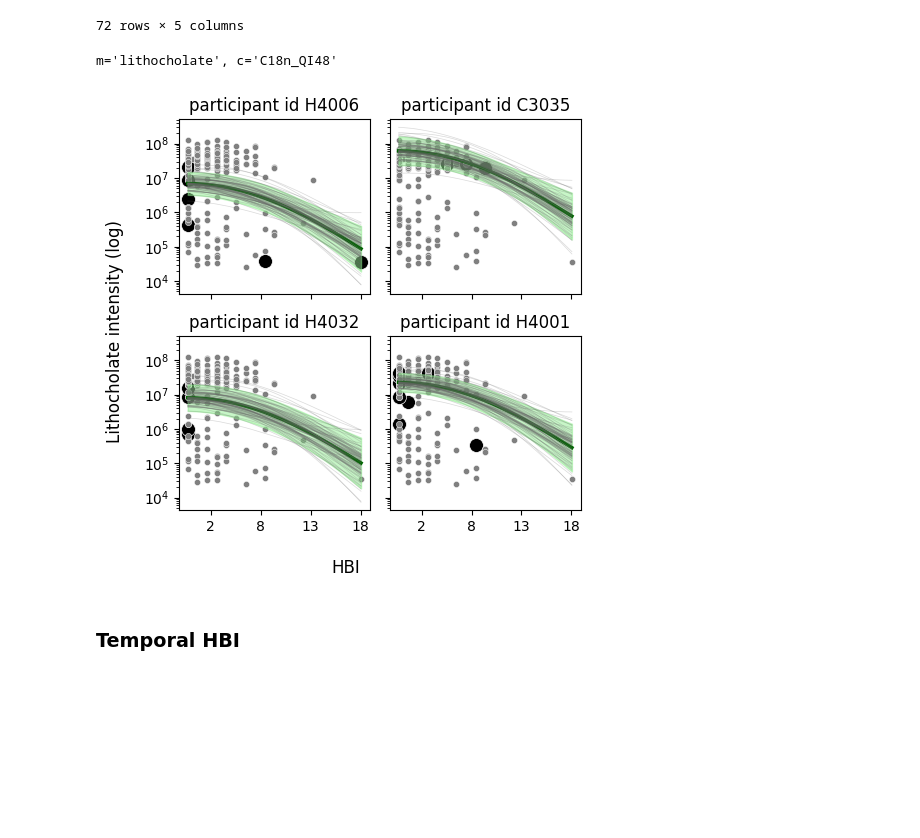
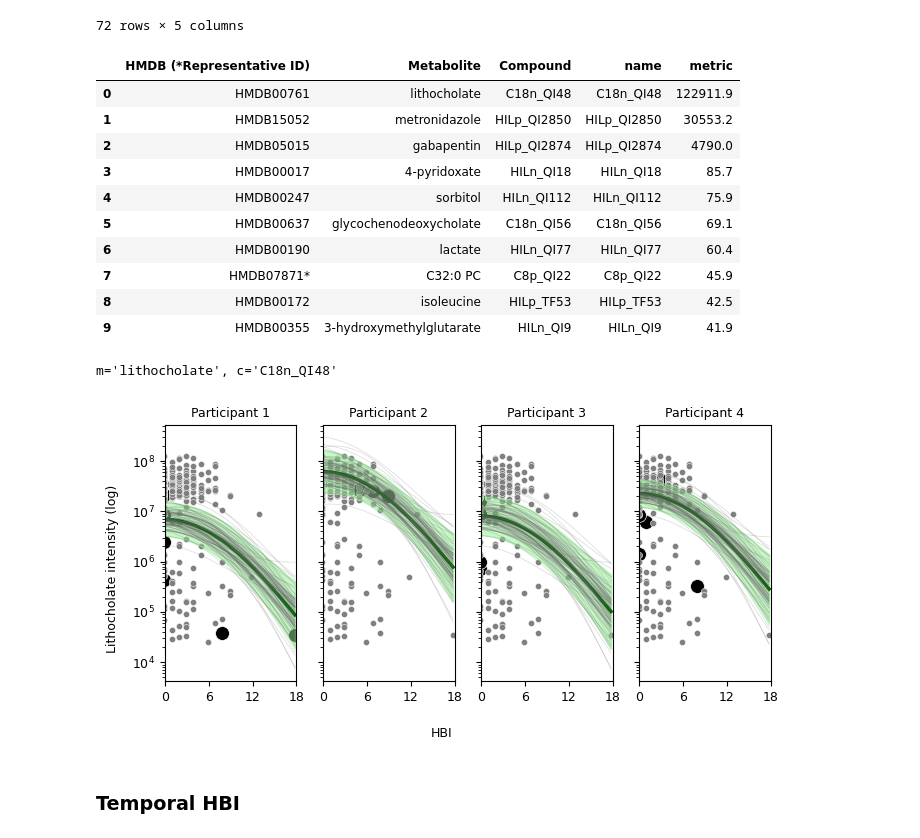
Before and after one commit to omicsEye/waveome, a Jupyter notebook: examples/iHMP/ihmp_waveome.ipynb, the cells around one changed output. Cells and saved outputs as stored; diff of their text form; code cells hidden in the pictures; blank space fills up the shorter version.

```diff
--- a/examples/iHMP/ihmp_waveome.ipynb
+++ b/examples/iHMP/ihmp_waveome.ipynb
@@ -239,8 +281,9 @@ grid.figure.savefig("../../figures/raw_longitudinal_samples.png")
 ## Model Search
 # %%
 # Read in older model search or perform search now (uncomment if we want Adam optimizer instead of Scipy LBFGS)
+fp = "./output/fit_penalized_models.pkl"
 # fp = "./output/fit_penalized_models_adam.pkl"
-fp = "./output/fit_penalized_models.pkl"
+# fp = "./output/fit_penalized_models_adam_gradient.pkl"
 
 if os.path.exists(fp):
     print("Reading in saved model object!")
@@ -270,11 +313,11 @@ else:
                 Lin(),
             ],
         },
-        # optimization_options={
-        #     "optimizer": "adam",
-        #     "adam_learning_rate": 0.001,
-        #     "convergence_threshold": 1e-6
-        # }
+        optimization_options={
+            "optimizer": "adam/gradient",
+            # "adam_learning_rate": 0.001,
+            # "convergence_threshold": 1e-6
+        }
     )
 
     # Save modeling object
@@ -358,50 +409,73 @@ hbi_compounds
 | 70 | HMDB01999 | eicosapentaenoate | HILn_QI50 | HILn_QI50 | 4.9 |
 | 71 | HMDB00535 | caproate | C18n_QI08 | C18n_QI08 | 3.6 |
 72 rows × 5 columns
+# %%
+hbi_compounds.head(10)
+# %% [output]
+|  | HMDB (*Representative ID) | Metabolite | Compound | name | metric |
+| 0 | HMDB00761 | lithocholate | C18n_QI48 | C18n_QI48 | 122911.9 |
+| 1 | HMDB15052 | metronidazole | HILp_QI2850 | HILp_QI2850 | 30553.2 |
+| 2 | HMDB05015 | gabapentin | HILp_QI2874 | HILp_QI2874 | 4790.0 |
+| 3 | HMDB00017 | 4-pyridoxate | HILn_QI18 | HILn_QI18 | 85.7 |
+| 4 | HMDB00247 | sorbitol | HILn_QI112 | HILn_QI112 | 75.9 |
+| 5 | HMDB00637 | glycochenodeoxycholate | C18n_QI56 | C18n_QI56 | 69.1 |
+| 6 | HMDB00190 | lactate | HILn_QI77 | HILn_QI77 | 60.4 |
+| 7 | HMDB07871* | C32:0 PC | C8p_QI22 | C8p_QI22 | 45.9 |
+| 8 | HMDB00172 | isoleucine | HILp_TF53 | HILp_TF53 | 42.5 |
+| 9 | HMDB00355 | 3-hydroxymethylglutarate | HILn_QI9 | HILn_QI9 | 41.9 |
 # %%
 # Plot values for one metabolite (lithocholate) showing changes over HBI
 # for four individuals:
 #   19 - max HBI
 #   13 - highest average HBI
 #   27 - lowest average HBI
 #   17 - most observations
 
 id_list = [19, 13, 27, 17]
 m = "lithocholate"
 c = "C18n_QI48"
 print(f"{m=}, {c=}")
 
-figs, axs = plt.subplots(2, 2, sharex=True, sharey=True, figsize=(5, 5))
+figs, axs = plt.subplots(1, 4, sharex=True, sharey=True, figsize=(7.0, 3.5)) #(7.2, 4.5))
 i_list = [0, 1]
 j_list = [0, 1]
 unit_idx = 0
-for i in i_list:
-    for j in j_list:
-        gps.plot_marginal(
-            out_label=c,
-            x_axis_label="hbi",
-            unit_label=id_list[unit_idx],
-            ax=axs[i,j]
+# for i in i_list:
+    # for j in j_list:
+for idx, id_ in enumerate(id_list):
+    gps.plot_marginal(
+        out_label=c,
+        x_axis_label="hbi",
+        unit_label=id_list[unit_idx],
+        ax=axs[idx]
+    )
+    axs[idx].set_title(
+        f"Participant {unit_idx + 1}",
+        fontsize=9
+    )
+    axs[idx].set_xlabel("")
+    axs[idx].set_yscale("log")
+    # Make sure we have enough ticks on the x-axis
+    xmin, xmax = plt.xlim()  # or ax.get_xlim()
+    xticks = np.linspace(xmin, xmax, num=4)
+    plt.xticks(xticks)
+    ticks_x = ticker.FuncFormatter(
+        lambda x, pos: '{0:n}'.format(
+            np.round(x * gps.X_stds["hbi"] + gps.X_means["hbi"])
         )
-        axs[i, j].set_title(f"participant id {gps.categorical_dict['participant_id'][1][id_list[unit_idx]]}")
-        axs[i, j].set_xlabel("")
-        axs[i, j].set_yscale("log")
-        ticks_x = ticker.FuncFormatter(
-            lambda x, pos: '{0:n}'.format(
-                np.round(x * gps.X_stds["hbi"] + gps.X_means["hbi"])
-            )
-        )
-        axs[i, j].xaxis.set_major_formatter(ticks_x)
-        unit_idx+=1
+    )
+    axs[idx].xaxis.set_major_formatter(ticks_x)
+    plt.xlim(-0.9, 6.1)
+    unit_idx+=1
 
-figs.supylabel(f"{m.title()} intensity (log)")
-figs.supxlabel("HBI")
+figs.supylabel(f"{m.title()} intensity (log)", fontsize=9)
+figs.supxlabel("HBI", fontsize=9)
 figs.tight_layout()
-figs.savefig(fname="../../figures/lithocholate_hbi.png", dpi=1000)
+figs.savefig(fname="../../figures/lithocholate_hbi.png", dpi=600, bbox_inches="tight")
 plt.show()
 # %% [output]
 m='lithocholate', c='C18n_QI48'
-[figure, old version]
+[figure, new version]
 # %% [markdown]
 ### Temporal HBI
 # %%
```
Also changed, not shown: parts of 8 cells of this notebook, 2 other files.
